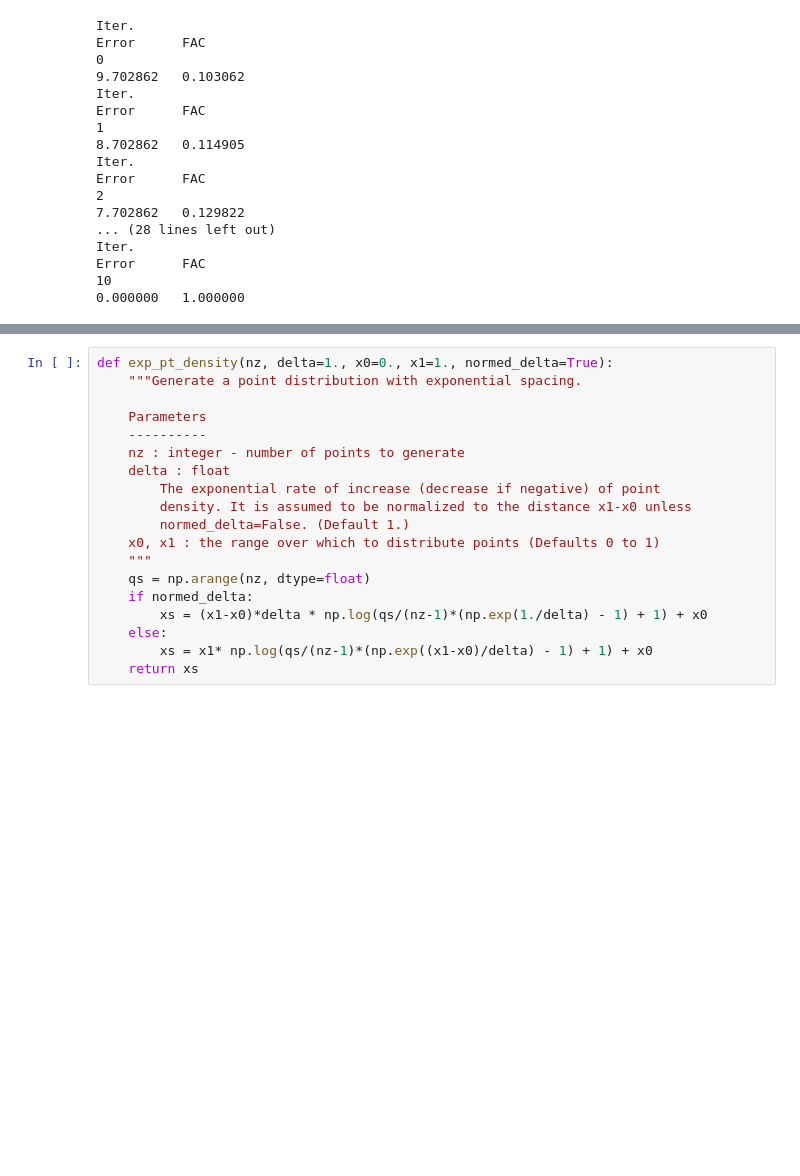
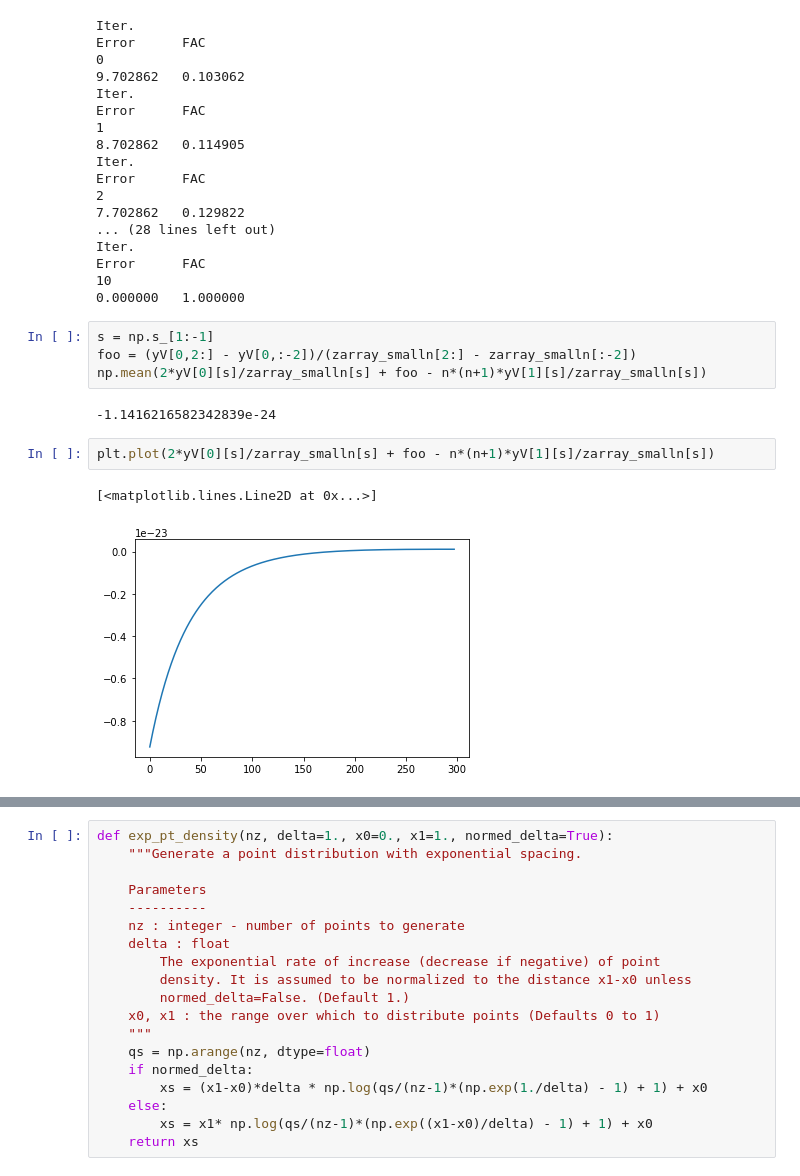
Before and after one commit to skachuck/giapy, a Jupyter notebook: nbs/Viscous_equations.ipynb, the cells around one changed output, grey strips where cells are left out. Drawn from its saved outputs; the diff is of its cells as text; blank space fills up the shorter version.

```diff
--- a/nbs/Viscous_equations.ipynb
+++ b/nbs/Viscous_equations.ipynb
@@ -45,3 +48,14 @@ Iter.
 Error      FAC
 10
 0.000000   1.000000
+# %%
+s = np.s_[1:-1]
+foo = (yV[0,2:] - yV[0,:-2])/(zarray_smalln[2:] - zarray_smalln[:-2])
+np.mean(2*yV[0][s]/zarray_smalln[s] + foo - n*(n+1)*yV[1][s]/zarray_smalln[s])
+# %% [output]
+-1.1416216582342839e-24
+# %%
+plt.plot(2*yV[0][s]/zarray_smalln[s] + foo - n*(n+1)*yV[1][s]/zarray_smalln[s])
+# %% [output]
+[<matplotlib.lines.Line2D at 0x...>]
+[figure, added]
```
Also changed, not shown: parts of 55 cells of this notebook, 1 other file.
